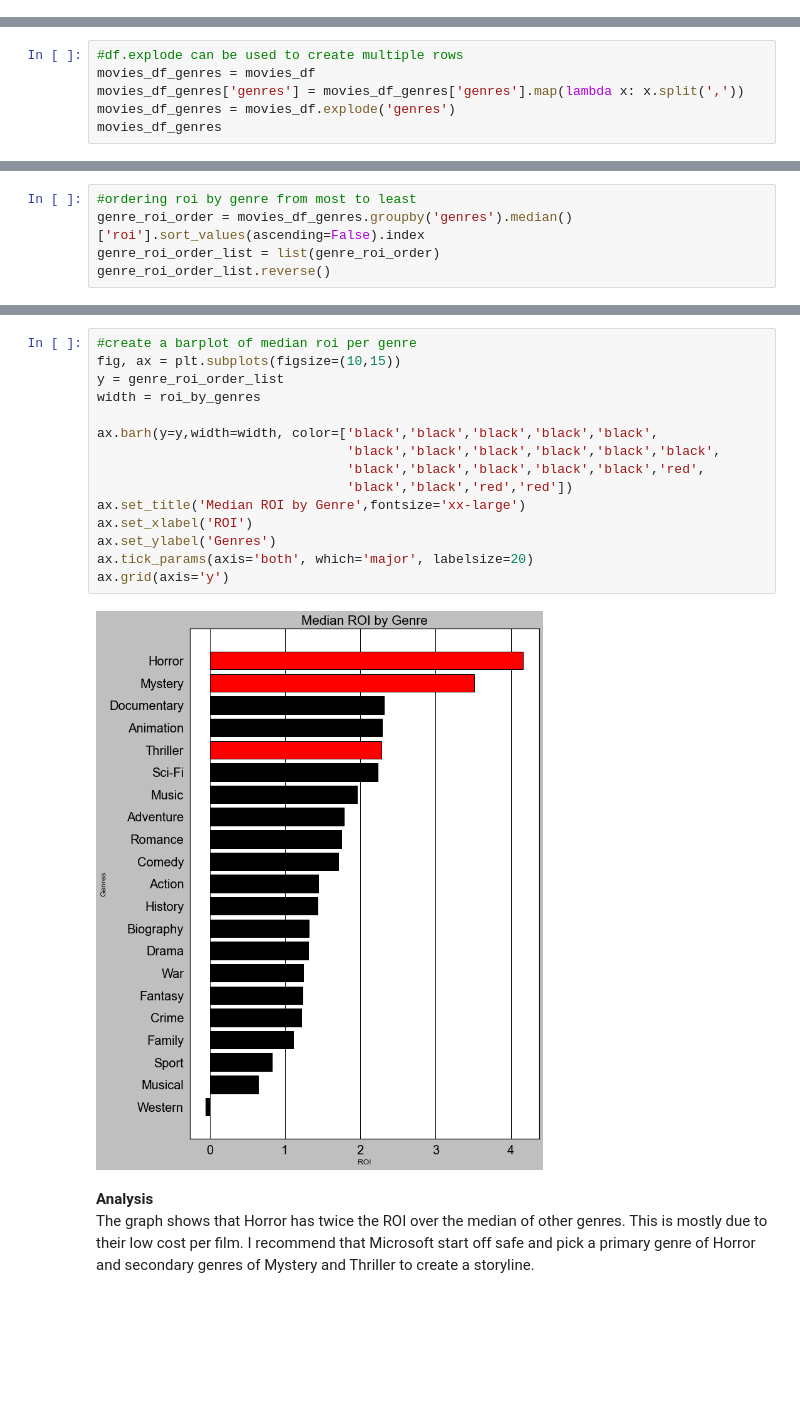
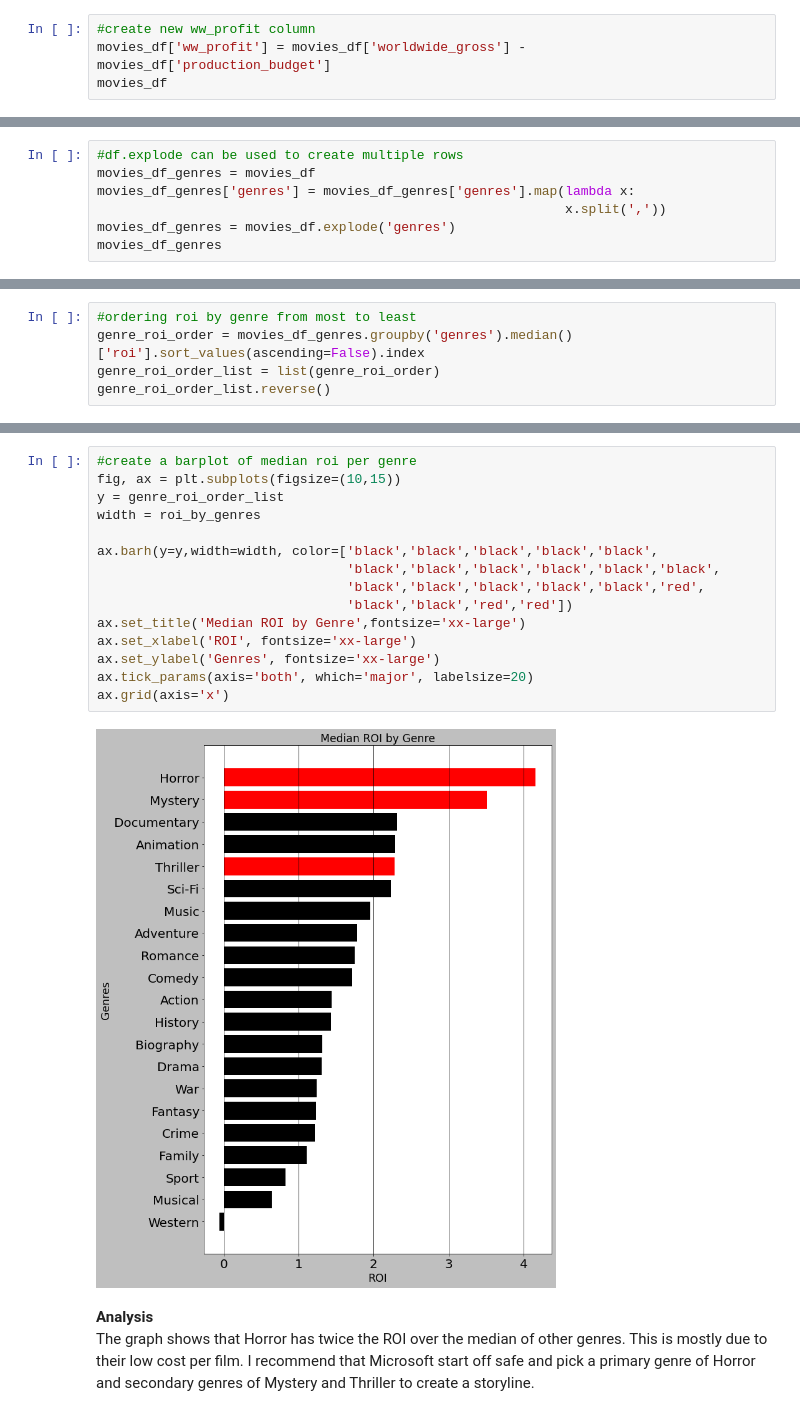
Before and after one commit to bentson1187/dsc-phase-1-project, a Jupyter notebook: Bentson, Brian Phase 1 Project.ipynb, the cells around one changed output, grey strips where cells are left out. Saved outputs shown, nothing was run; the diff lists cells and outputs as text; blank space fills up the shorter version.

```diff
--- a/Bentson, Brian Phase 1 Project.ipynb
+++ b/Bentson, Brian Phase 1 Project.ipynb
@@ -1188,0 +1169,4 @@ I want to label each movie a success or failure based on ROI. A success would be
+# %%
+#create new ww_profit column
+movies_df['ww_profit'] = movies_df['worldwide_gross'] - movies_df['production_budget']
+movies_df
@@ -1317,7 +1291,8 @@ Splitting the genres into columns will allow for the analysis of financial infor
 # %%
 #df.explode can be used to create multiple rows
 movies_df_genres = movies_df
-movies_df_genres['genres'] = movies_df_genres['genres'].map(lambda x: x.split(','))
+movies_df_genres['genres'] = movies_df_genres['genres'].map(lambda x:
+                                                            x.split(','))
 movies_df_genres = movies_df.explode('genres')
 movies_df_genres
 # %% [output]
@@ -1388,20 +1339,20 @@ movies_df_genres.groupby('genres').mean()
 # %%
 #create a barplot of median roi per genre
 fig, ax = plt.subplots(figsize=(10,15))
 y = genre_roi_order_list
 width = roi_by_genres
 
 ax.barh(y=y,width=width, color=['black','black','black','black','black',
                                 'black','black','black','black','black','black',
                                 'black','black','black','black','black','red',
                                 'black','black','red','red'])
 ax.set_title('Median ROI by Genre',fontsize='xx-large')
-ax.set_xlabel('ROI')
-ax.set_ylabel('Genres')
+ax.set_xlabel('ROI', fontsize='xx-large')
+ax.set_ylabel('Genres', fontsize='xx-large')
 ax.tick_params(axis='both', which='major', labelsize=20)
-ax.grid(axis='y')
+ax.grid(axis='x')
 # %% [output]
-[figure, old version]
+[figure, new version]
 # %% [markdown]
 **Analysis**
 <br>
```
Also changed, not shown: parts of 128 cells of this notebook, 2 other files.
